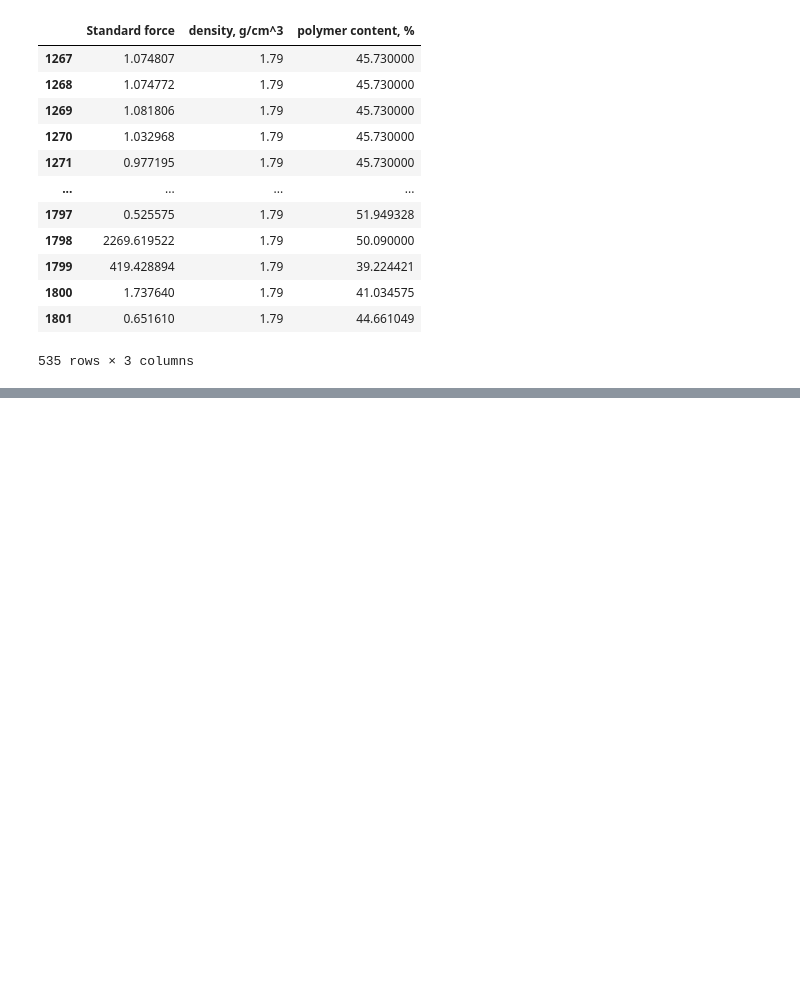
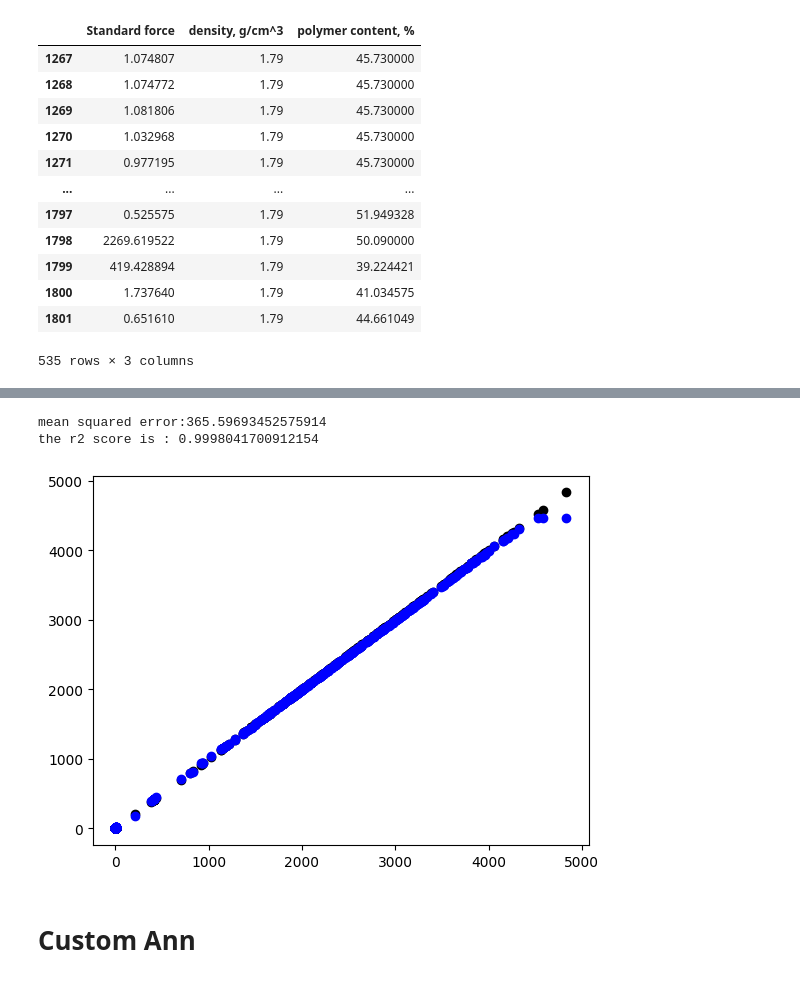
Before and after one commit to ishaan-sangwan/minor, a Jupyter notebook: src/restart.ipynb, the cells around one changed output, grey strips where cells are left out. Saved outputs shown, nothing was run; the diff lists cells and outputs as text; code cells hidden in the pictures; blank space fills up the shorter version.

```diff
--- a/src/restart.ipynb
+++ b/src/restart.ipynb
@@ -167,0 +219,9 @@ plt.scatter(X.iloc[:,0],y, color='black')
+# %%
+from sklearn import datasets, ensemble
+params = {
+    "n_estimators": 500,
+    "max_depth": 4,
+    "min_samples_split": 5,
+    "learning_rate": 0.01,
+    "loss": "squared_error",
+}
@@ -167,0 +234,16 @@ plt.scatter(X.iloc[:,0],y, color='black')
+# %%
+y_pred = reg.predict(X_test)
+# %%
+print(f'mean squared error:{mean_squared_error(y_pred,y_test)}')
+print(f'the r2 score is : {r2_score(y_pred,y_test)}')
+# %% [output]
+mean squared error:365.59693452575914
+the r2 score is : 0.9998041700912154
+# %%
+plt.scatter(X_test.iloc[:,0],y_test, color='black')
+plt.scatter(X_test.iloc[:,0], y_pred, color='blue')
+plt.show()
+# %% [output]
+[figure, added]
+# %% [markdown]
+# Custom Ann
```
Also changed, not shown: parts of 29 cells of this notebook, 1 other file.
